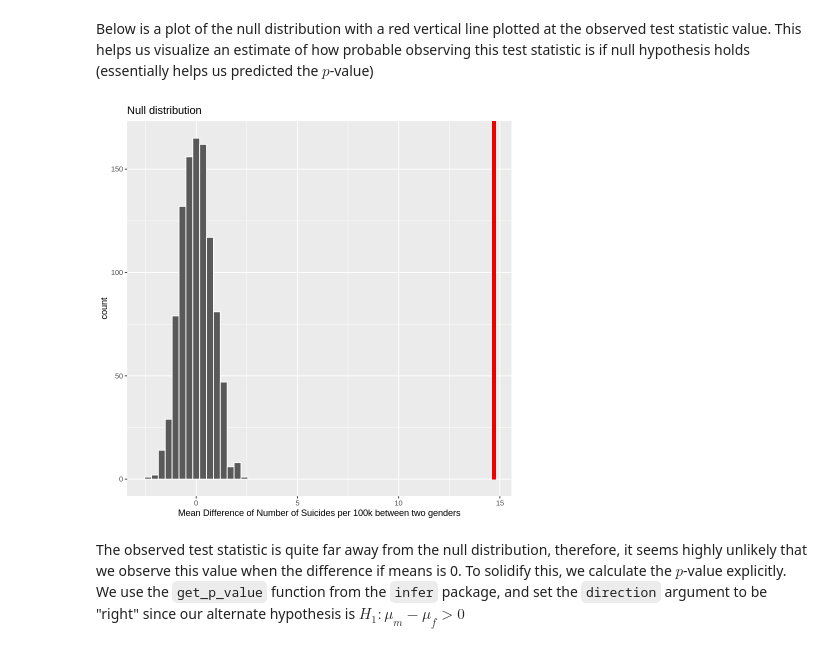
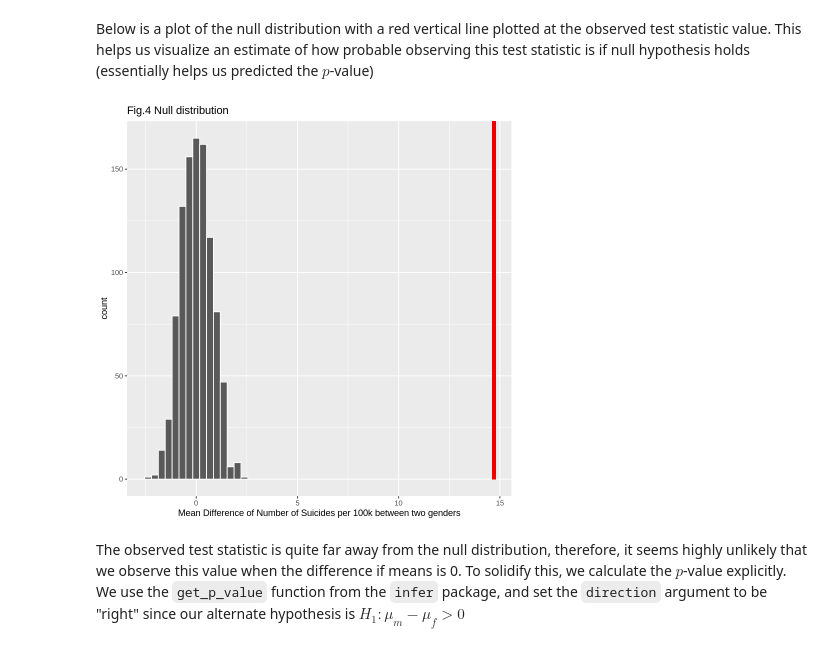
Before and after one commit to agoel25/stat_201_group_11, a Jupyter notebook: Final report.ipynb, the cells around one changed output. Cells and saved outputs as stored; diff of their text form; code cells hidden in the pictures.

```diff
--- a/Final report.ipynb
+++ b/Final report.ipynb
@@ -219,13 +203,13 @@ Below is a plot of the null distribution with a red vertical line plotted at the
 # %%
 # visualize the null distribution with a vertical line indicating the observed test statistic
 visualize_null_dist_p <-
     visualize(null_dist) +
     shade_p_value(obs_stat = obs_test_stat, direction = "right") +
     xlab("Mean Difference of Number of Suicides per 100k between two genders") +
-    ggtitle("Null distribution")
+    ggtitle("Fig.4 Null distribution")
 visualize_null_dist_p
 # %% [output]
-[figure, old version]
+[figure, new version]
 # %% [markdown]
 The observed test statistic is quite far away from the null distribution, therefore, it seems highly unlikely that we observe this value when the difference if means is 0. To solidify this, we calculate the $p$-value explicitly. <br>
 We use the `get_p_value` function from the `infer` package, and set the `direction` argument to be "right" since our alternate hypothesis is $H_1: \mu_m - \mu_f > 0$
```
Also changed, not shown: parts of 5 cells of this notebook.
